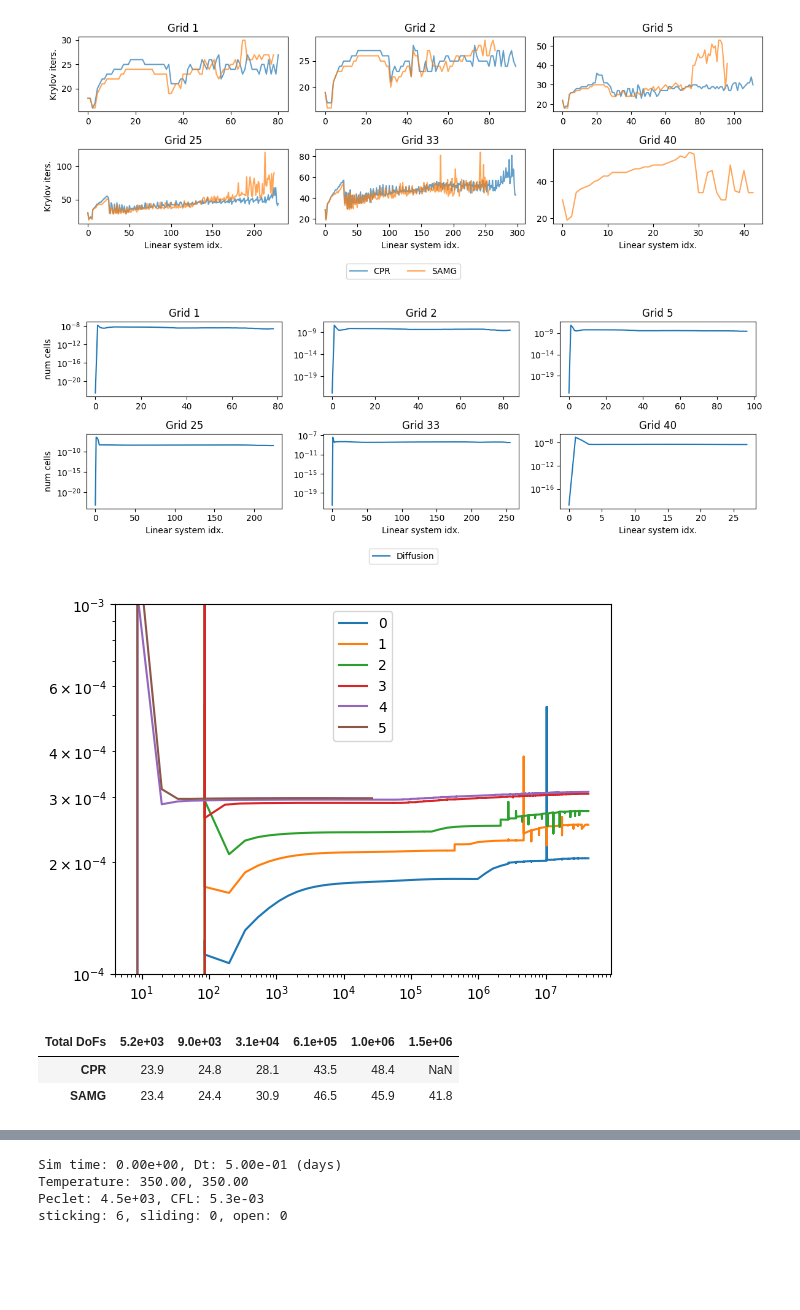
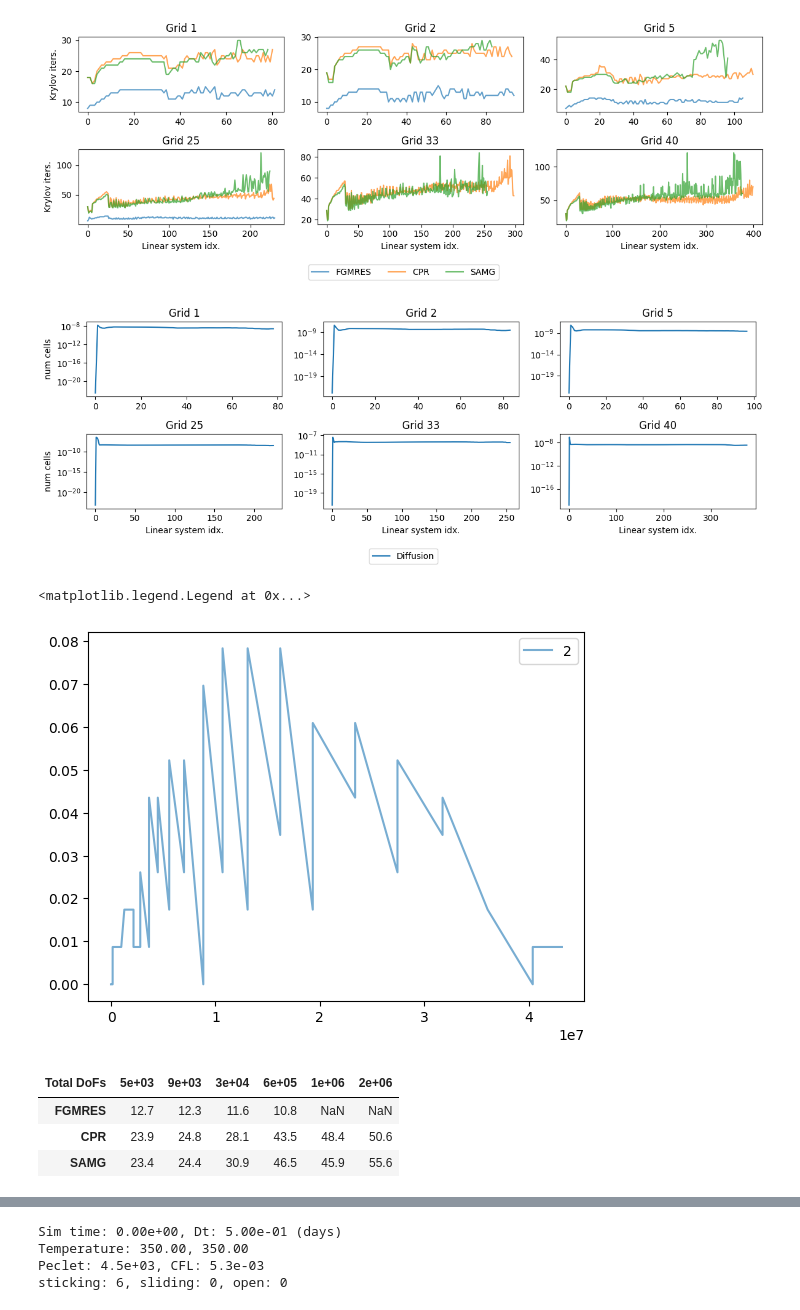
Before and after one commit to pmgbergen/FTHM-Solver, a Jupyter notebook: thermal/experiment_thermal_4_results.ipynb, the cells around one changed output, grey strips where cells are left out. Saved outputs shown, nothing was run; the diff lists cells and outputs as text; code cells hidden in the pictures; blank space fills up the shorter version.

```diff
--- a/thermal/experiment_thermal_4_results.ipynb
+++ b/thermal/experiment_thermal_4_results.ipynb
@@ -15,6 +15,7 @@ grids = [
 ]
 
 solvers = [
+    'FGMRES',
     "CPR",
     "SAMG",
     # "S4_diag",
@@ -68,7 +69,7 @@ plot_grid(
     data, render_element, shape=shape, figsize=figsize, legend=True, ax_titles=names
 )
 # %% [output]
-[figure, old version]
+[figure, new version]
 # %%
 def render_element(i: int, entry: Sequence[TimeStepStats]):
     entry = entry.get('SAMG')
@@ -76,9 +77,9 @@ def render_element(i: int, entry: Sequence[TimeStepStats]):
         return
 
     enthalpy = get_enthalpy_max(entry)
-    fourier = get_fourier_max(entry)
     # plt.plot(enthalpy, label='Convection')
     # plt.ylim(bottom=1e-4)
+    fourier = get_fourier_max(entry)
     plt.plot(fourier, label='Diffusion')
     # plt.ylim(bottom=1e-9)
     plt.yscale('log')
@@ -112,9 +113,11 @@ plot_grid(
 )
 # plt.savefig(save_path + 'fracture_length.pdf', bbox_inches='tight')
 # %% [output]
-[figure, old version]
+[figure, new version]
 # %%
 def render_element(i: int, entry: Sequence[TimeStepStats]):
+    if i != 2:
+        return
     entry = entry.get("SAMG")
     if entry is None:
         return
@@ -128,10 +131,10 @@ def render_element(i: int, entry: Sequence[TimeStepStats]):
     # plt.yscale("log")
     # plt.ylim(bottom=1e-9, top=1e-8)
 
-    enthalpy = get_enthalpy_max(entry)
-    plt.plot(ts[ls], enthalpy, label=i)
-    plt.yscale("log")
-    plt.ylim(bottom=1e-4, top=1e-3)
+    # enthalpy = get_enthalpy_max(entry)
+    # plt.plot(ts[ls], enthalpy, label=i)
+    # plt.yscale("log")
+    # plt.ylim(bottom=1e-4, top=1e-3)
 
 
     # peclet = get_peclet_max(entry)
@@ -145,36 +148,37 @@ def render_element(i: int, entry: Sequence[TimeStepStats]):
     # plt.twinx()
     # DAY = 3600 * 24
     # plt.plot(np.cumsum(get_time_steps(entry)) / DAY , color='black', alpha=0.5, label='Time')
     # plt.yscale('log')
     st, sl, op = get_num_sticking_sliding_open(entry)
     marker = None
     # plt.plot(ts[ls], sl / (st+sl+op), label=i, marker=marker, alpha=0.6)
     # plt.gca().grid(False)
     # plt.gca().grid(True, which="major", axis="y")
     # plt.plot(st, label="Sticking", marker=marker, color=COLOR_STICKING)
-    # plt.plot(op / (st+sl+op), label=i, marker=marker, alpha=0.6)
+    plt.plot(ts[ls], sl / (st+sl+op), label=i, marker=marker, alpha=0.6)
     # plt.plot(tr, label="Transition", marker=".", color=COLOR_TRANSITION)
 
 for i, d in data.items():
     render_element(i, d)
 
 # plt.ylim(bottom=2e-9, top=1e-8)
 plt.legend()
-plt.xscale('log')
+# plt.xscale('log')
 
 
 # plot_grid(
 #     data,
 #     render_element,
 #     shape=shape,
 #     figsize=figsize,
 #     ylabel="num cells",
 #     ax_titles=names,
 #     #   ylabel="Fract. len., m"
 # )
 # plt.savefig(save_path + 'fracture_length.pdf', bbox_inches='tight')
 # %% [output]
+<matplotlib.legend.Legend at 0x...>
-[figure, old version]
+[figure, new version]
 # %%
 from collections import defaultdict
 import pandas as pd
@@ -193,7 +197,7 @@ for g in grids:
         except FileNotFoundError:
             continue
         total_dofs = dofs_info["total dofs"]
-        table[g]["Total DoFs"] = f'{total_dofs:.1e}'
+        table[g]["Total DoFs"] = f'{total_dofs:.0e}'
         table[g][s] = round(np.mean(get_gmres_iterations(entry)), NDIGITS)
         # table[g][s] = (np.sum(get_gmres_iterations(entry)))
 
@@ -213,9 +217,10 @@ table.drop('Total DoFs', axis=0, inplace=True)
 table.columns.name = 'Total DoFs'
 table
 # %% [output]
-| Total DoFs | 5.2e+03 | 9.0e+03 | 3.1e+04 | 6.1e+05 | 1.0e+06 | 1.5e+06 |
-| CPR | 23.9 | 24.8 | 28.1 | 43.5 | 48.4 | NaN |
-| SAMG | 23.4 | 24.4 | 30.9 | 46.5 | 45.9 | 41.8 |
+| Total DoFs | 5e+03 | 9e+03 | 3e+04 | 6e+05 | 1e+06 | 2e+06 |
+| FGMRES | 12.7 | 12.3 | 11.6 | 10.8 | NaN | NaN |
+| CPR | 23.9 | 24.8 | 28.1 | 43.5 | 48.4 | 50.6 |
+| SAMG | 23.4 | 24.4 | 30.9 | 46.5 | 45.9 | 55.6 |
 # %%
 print(table.to_latex(float_format=f'%.{NDIGITS}f'))
 # %% [output]
```
Also changed, not shown: parts of 1 cell of this notebook, 9 other files.
